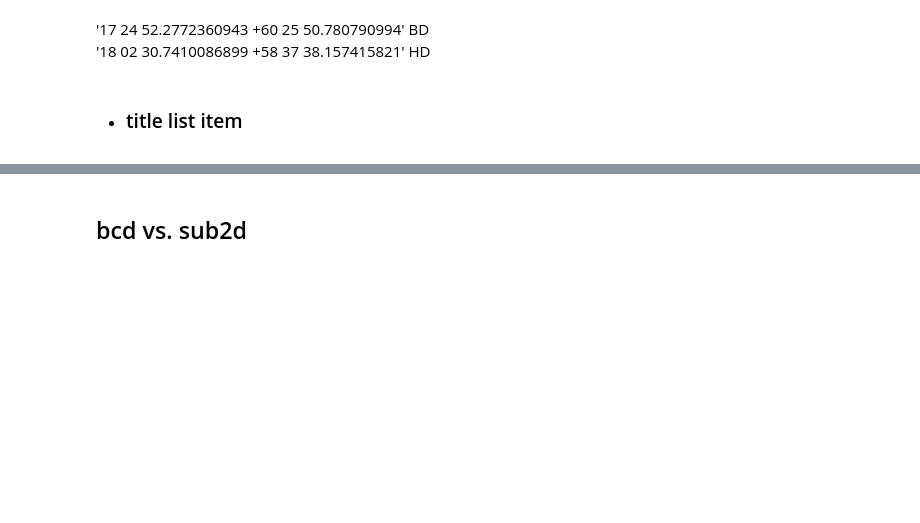
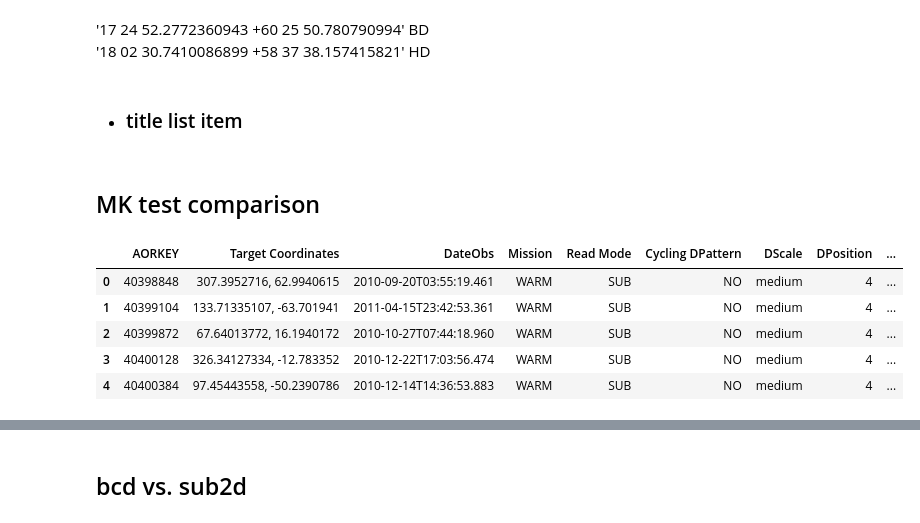
Before and after one commit to eas342/IRAC_photometry, a Jupyter notebook: Experiments/Code Testing.ipynb, the cells around one changed output, grey strips where cells are left out. Cells and saved outputs as stored; diff of their text form; code cells hidden in the pictures; blank space fills up the shorter version.

```diff
--- a/Experiments/Code Testing.ipynb
+++ b/Experiments/Code Testing.ipynb
@@ -27,3 +27,5 @@ plt.rcParams['figure.figsize'] = (10,8)
 '18 02 30.7410086899 +58 37 38.157415821'  HD
 # %% [markdown]
 * ### title list item
+# %% [markdown]
+## MK test comparison
@@ -29,0 +39,9 @@ plt.rcParams['figure.figsize'] = (10,8)
+# %%
+test0.head()
+# %% [output]
+|  | AORKEY | Target Coordinates | DateObs | Mission | Read Mode | Cycling DPattern | DScale | DPosition | ... |
+| 0 | 40398848 | 307.3952716, 62.9940615 | 2010-09-20T03:55:19.461 | WARM | SUB | NO | medium | 4 | ... |
+| 1 | 40399104 | 133.71335107, -63.701941 | 2011-04-15T23:42:53.361 | WARM | SUB | NO | medium | 4 | ... |
+| 2 | 40399872 | 67.64013772, 16.1940172 | 2010-10-27T07:44:18.960 | WARM | SUB | NO | medium | 4 | ... |
+| 3 | 40400128 | 326.34127334, -12.783352 | 2010-12-22T17:03:56.474 | WARM | SUB | NO | medium | 4 | ... |
+| 4 | 40400384 | 97.45443558, -50.2390786 | 2010-12-14T14:36:53.883 | WARM | SUB | NO | medium | 4 | ... |
```
Also changed, not shown: parts of 6 cells of this notebook, 11 other files.
